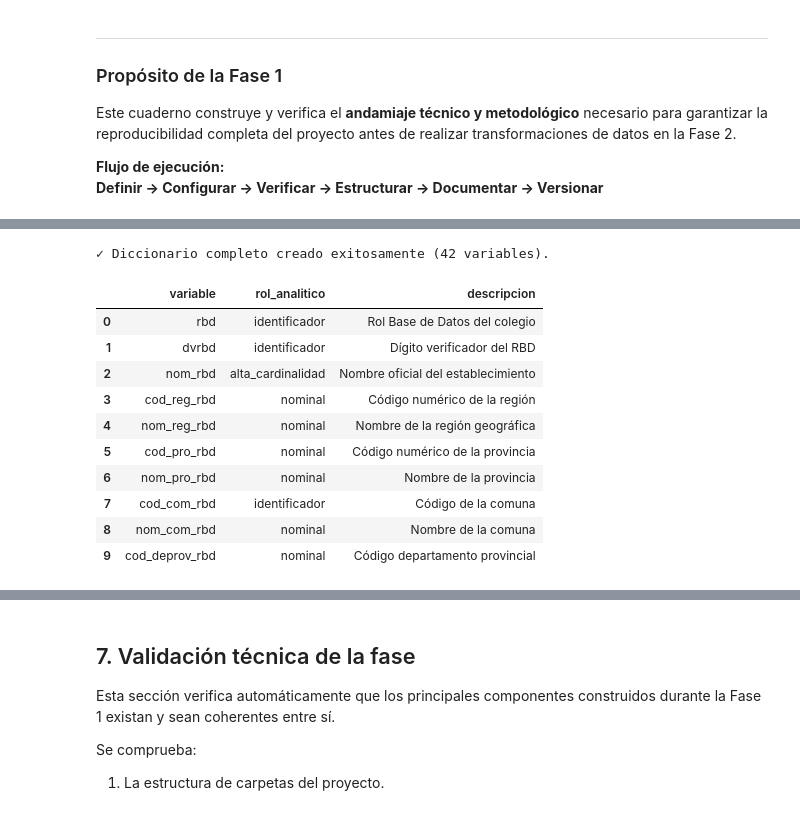
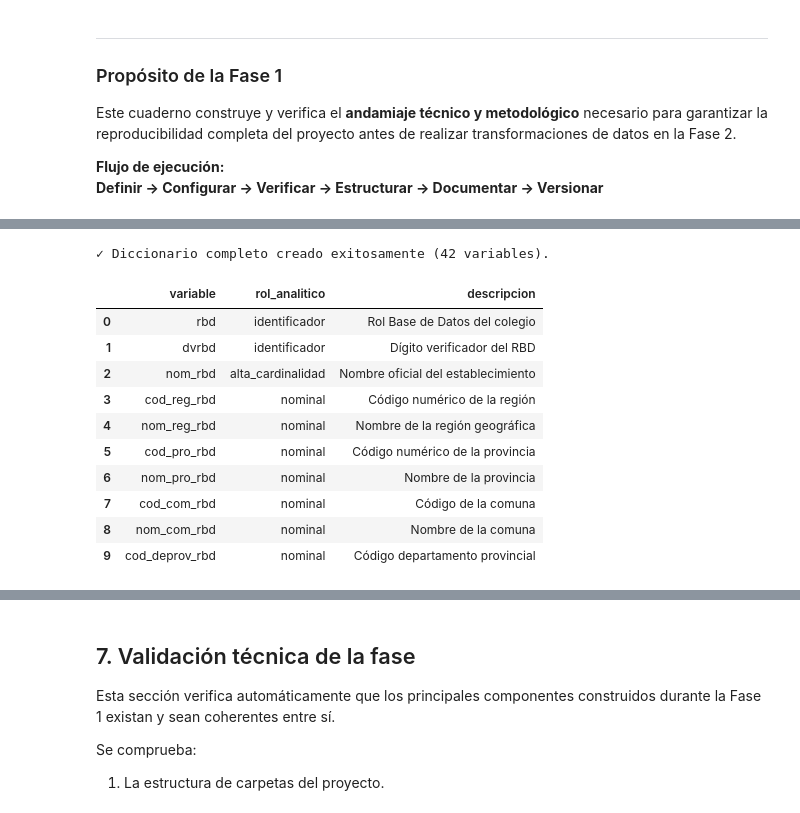
Before and after one commit to jorge170102/f1_s01_evaluacion_entregable_grupo7, a Jupyter notebook: F1/F1_Definicion.ipynb, the cells around one changed output, grey strips where cells are left out. Cells and saved outputs as stored; diff of their text form; code cells hidden in the pictures.

```diff
--- a/F1/F1_Definicion.ipynb
+++ b/F1/F1_Definicion.ipynb
@@ -319,23 +370,14 @@ FICHA = {
     "autor": "Agencia de Calidad de la Educación",
     "plataforma": "Bases de datos públicas de la Agencia de Calidad de la Educación",
     "url": "https://informacionestadistica.agenciaeducacion.cl/#/bases",
-    "licencia_abierta": True,
+    "licencia_abierta": None,  # Pendiente confirmar las condiciones de uso.
     "unidad_observacion": "Un establecimiento educacional (RBD)",
     "filas": 7143,
     "columnas": 42,
     "tamano_mb": 1.28,
-    "roles": {
-        "continua": 8,         # Puntajes promedio y porcentaje de alumnos según cumplimiento
-        "discreta": 6,         # Cantidad de alumnos evaluados
-        "binaria": 1,          # indicador de ruralidad
-        "nominal": 11,         # códigos geográficos, dependencia administrativa
-        "ordinal": 5,          # grupo socioeconómico
-        "fecha": 2,            # fecha de la base de datos y año
-        "alta_cardinalidad": 5,# nombre del establecimiento
-        "identificador": 4     # rbd, dvrbd, grado (curso)
-    },
-    "pct_nulos_max_variable": 28.4, # palu_eda_* (Porcentaje de estudiantes según resultado, en colegios sin muestra suficiente)
-    "pct_nulos_min_no_cero": 1.6   # cod_grupo (Sin información en establecimientos sin estudiantes que rinden la prueba)
+    "roles": {},  # Se calculan desde el diccionario.
+    "pct_nulos_max_variable": None,
+    "pct_nulos_min_no_cero": None
 }
 
 CRITERIOS = {
@@ -358,5 +400,4 @@ def evaluar_criterios(ficha):
     df_eval = pd.DataFrame(filas_eval)
     return df_eval
 
-evaluacion_df = evaluar_criterios(FICHA)
-display(evaluacion_df)
+# Evaluamos después de leer el CSV, usando sus valores reales.
@@ -375,7 +410,7 @@ DICCIONARIO_DATA = [
     ("nom_reg_rbd", "nominal", "Nombre de la región geográfica"),
     ("cod_pro_rbd", "nominal", "Código numérico de la provincia"),
     ("nom_pro_rbd", "nominal", "Nombre de la provincia"),
-    ("cod_com_rbd", "identificador", "Código de la comuna"),
+    ("cod_com_rbd", "nominal", "Código de la comuna"),
     ("nom_com_rbd", "nominal", "Nombre de la comuna"),
     ("cod_deprov_rbd", "nominal", "Código departamento provincial"),
     ("nom_deprov_rbd", "nominal", "Nombre departamento provincial"),
@@ -398,35 +433,35 @@ DICCIONARIO_DATA = [
     ("marca_lect4b_rbd", "nominal", "Marca de resguardo de calidad en Lectura"),
     ("marca_mate4b_rbd", "nominal", "Marca de resguardo de calidad en Matemática"),
     ("marcadif_lect4b_rbd", "nominal", "Marca de comparación histórica en Lectura"),
     ("marcadif_mate4b_rbd", "nominal", "Marca de comparación histórica en Matemática"),
     ("palu_eda_ins_lect4b_rbd", "continua", "Porcentaje de alumnos en Nivel Insuficiente (Lectura)"),
     ("palu_eda_ele_lect4b_rbd", "continua", "Porcentaje de alumnos en Nivel Elemental (Lectura)"),
     ("palu_eda_ade_lect4b_rbd", "continua", "Porcentaje de alumnos en Nivel Adecuado (Lectura)"),
     ("palu_eda_ins_mate4b_rbd", "continua", "Porcentaje de alumnos en Nivel Insuficiente (Matemática)"),
     ("palu_eda_ele_mate4b_rbd", "continua", "Porcentaje de alumnos en Nivel Elemental (Matemática)"),
     ("palu_eda_ade_mate4b_rbd", "continua", "Porcentaje de alumnos en Nivel Adecuado (Matemática)"),
-    ("noaplica", "binaria", "Indicador de no aplicación del instrumento"),
+    ("noaplica", "nominal", "Indicador de no aplicación del instrumento"),
     ("codigo_bbdd", "nominal", "Código de versión de la base de datos"),
     ("fecha_bbdd", "fecha", "Fecha de publicación de la base de datos"),
     ("grado", "nominal", "Grado evaluado (4b)"),
     ("agno", "discreta", "Año del proceso de evaluación (2025)")
 ]
 
 diccionario = pd.DataFrame(DICCIONARIO_DATA, columns=["variable", "rol_analitico", "descripcion"])
 assert len(diccionario) == FICHA["columnas"], "El diccionario debe cubrir las 42 variables exactas."
 print(f"✓ Diccionario completo creado exitosamente ({len(diccionario)} variables).")
 display(diccionario.head(10))
 # %% [output]
 ✓ Diccionario completo creado exitosamente (42 variables).
 |  | variable | rol_analitico | descripcion |
 | 0 | rbd | identificador | Rol Base de Datos del colegio |
 | 1 | dvrbd | identificador | Dígito verificador del RBD |
 | 2 | nom_rbd | alta_cardinalidad | Nombre oficial del establecimiento |
 | 3 | cod_reg_rbd | nominal | Código numérico de la región |
 | 4 | nom_reg_rbd | nominal | Nombre de la región geográfica |
 | 5 | cod_pro_rbd | nominal | Código numérico de la provincia |
 | 6 | nom_pro_rbd | nominal | Nombre de la provincia |
-| 7 | cod_com_rbd | identificador | Código de la comuna |
+| 7 | cod_com_rbd | nominal | Código de la comuna |
 | 8 | nom_com_rbd | nominal | Nombre de la comuna |
 | 9 | cod_deprov_rbd | nominal | Código departamento provincial |
 # %%
```
Also changed, not shown: parts of 12 cells of this notebook, 13 other files.
